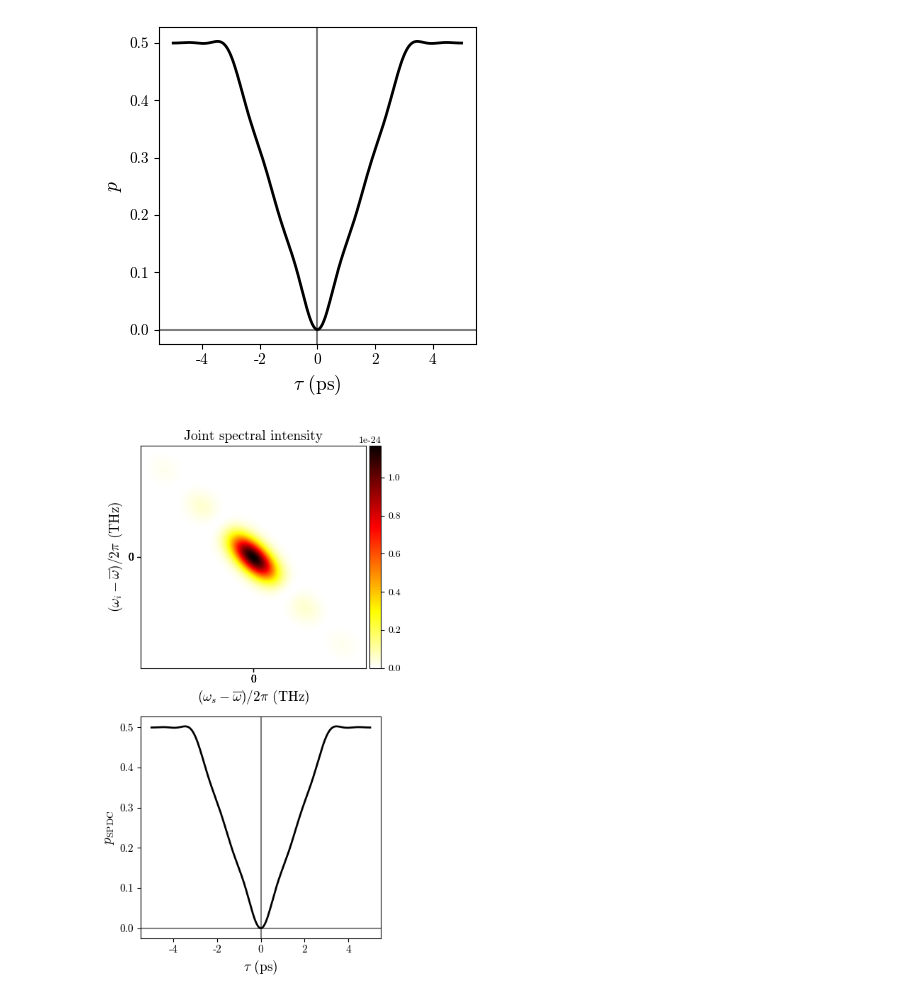
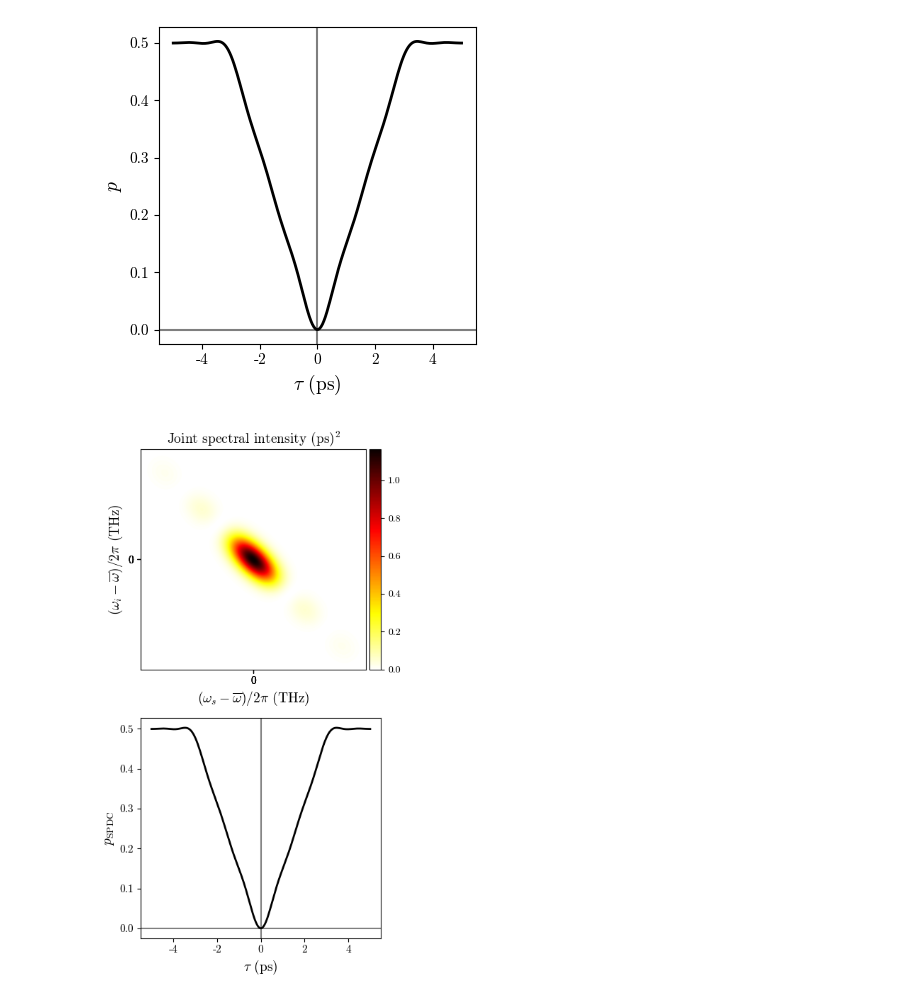
Before and after one commit to cdrago21/spectral-hom, a Jupyter notebook: examples/KTPCrystalExample.ipynb, the cells around one changed output. Saved outputs shown, nothing was run; the diff lists cells and outputs as text; code cells hidden in the pictures.

```diff
--- a/examples/KTPCrystalExample.ipynb
+++ b/examples/KTPCrystalExample.ipynb
@@ -154,32 +154,34 @@ plt.show()
 # %%
 fig, ax = plt.subplots(nrows=2, ncols=1, figsize=(4.5, 8))
 im0 = ax[0].pcolormesh((WS_range - omega_s_0) * 1e-12 / twopi,
                        (WI_range - omega_i_0) * 1e-12 / twopi,
-                       np.abs(jsa) ** 2,
+                       np.abs(jsa) ** 2 * (1e12)**2,
                        shading='gouraud',
-                       vmin=(np.abs(jsa).min()) ** 2,
-                       vmax=(np.abs(jsa).max()) ** 2,
-                       cmap='hot_r')
+                       vmin= 0,
+                       vmax= np.max(np.abs(jsa) ** 2 * (1e12)**2),
+                       cmap='hot_r',
+                       # norm=mpl.colors.LogNorm(vmax = 1, vmin= 1e-5)
+                       )
 ax[0].set_xlabel(r"$(\omega_s - \overline{\omega})/2\pi$ (THz)", fontsize=fs)
 ax[0].set_ylabel(r"$(\omega_i - \overline{\omega})/2\pi$ (THz)", fontsize=fs)
-ax[0].set_title(r"Joint spectral intensity", fontsize=fs)
+ax[0].set_title(r"Joint spectral intensity $(\mathrm{ps})^2$", fontsize=fs)
 ax[0].tick_params(axis='both', labelsize=ts)
 ax[0].set_yticks(ticks_s)
 ax[0].set_xticks(ticks_i)
 
 plt.colorbar(im0, cax=make_axes_locatable(ax[0]).append_axes("right", size="5%", pad=0.05))
 
 ax[1].plot(delay * 1e12, coinc,
            linewidth=2,
            color='black')
 ax[1].set_xlabel(r"$\tau$ (ps)", fontsize=fs)
 ax[1].set_ylabel(r"$p_\mathrm{SPDC}$", fontsize=fs)
 ax[1].tick_params(axis='both', labelsize=ts)
 ax[1].axhline(0, color='black', alpha=0.5)
 ax[1].axvline(0, color='black', alpha=0.5)
 
 plt.tight_layout()
 fig.savefig('figures/fig4.png', dpi=300, bbox_inches='tight')
 plt.show()
 # %% [output]
-[figure, old version]
+[figure, new version]
```
Also changed, not shown: 1 other file.
